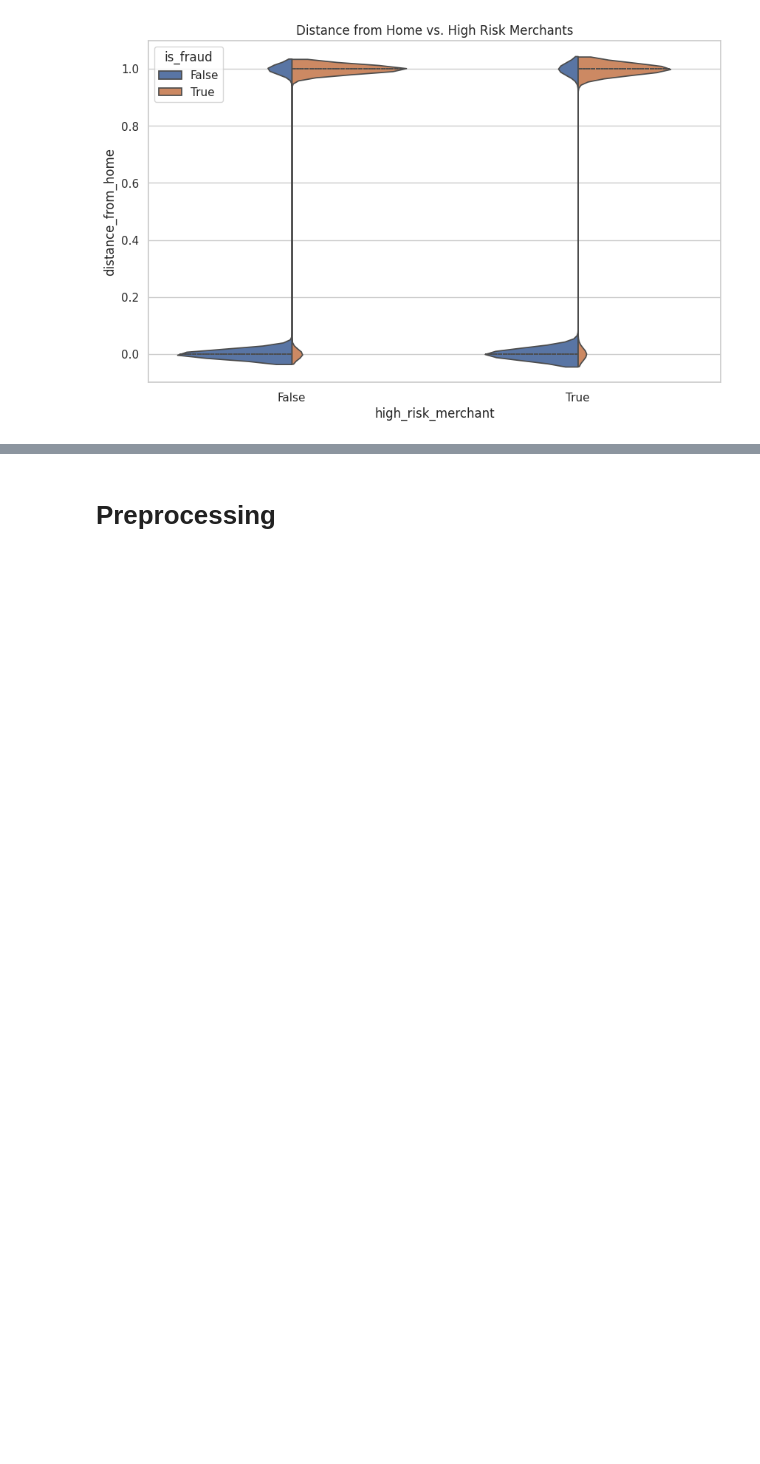
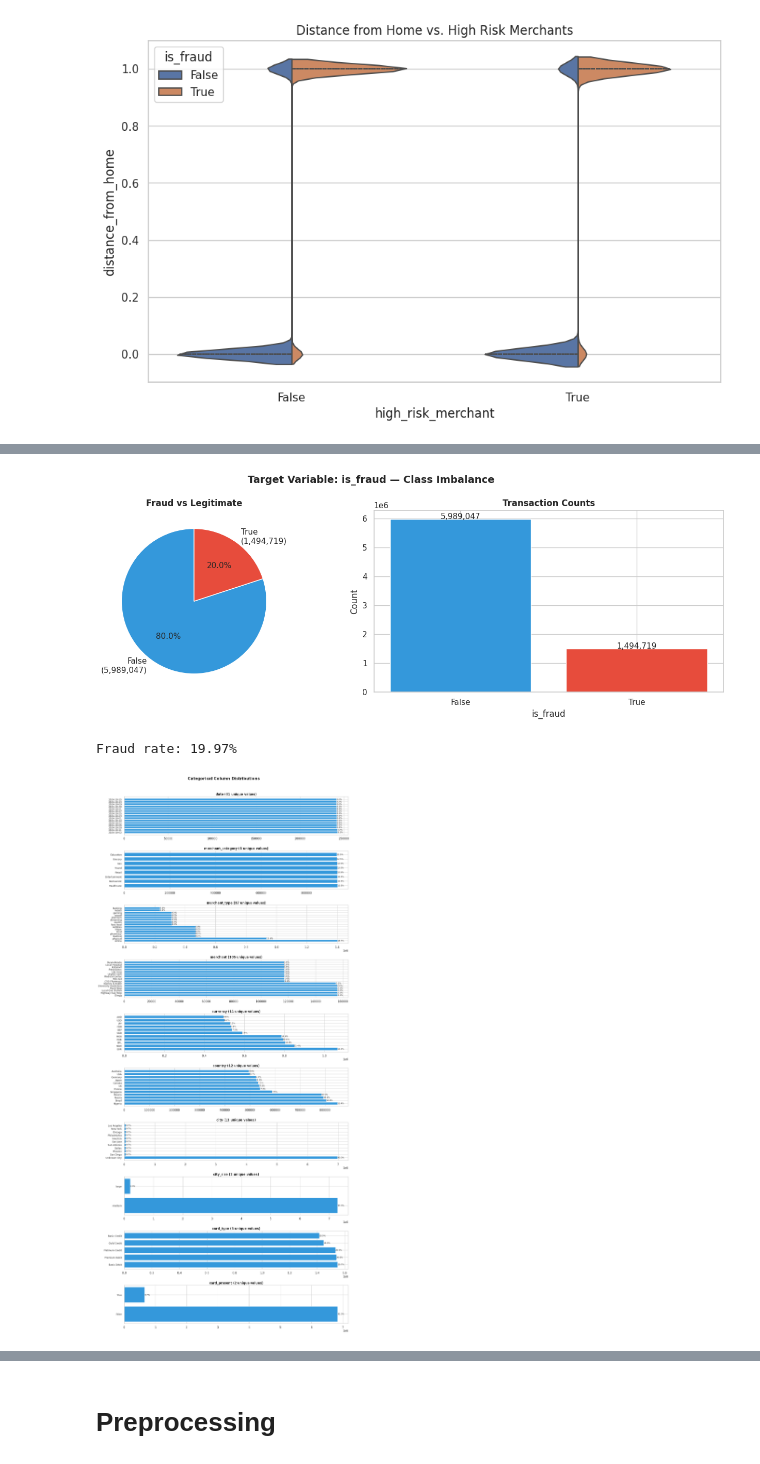
Before and after one commit to arfadhiq/Feedback-Enhanced-Data-Synthesis, a Jupyter notebook: EDA_and_Preprocessing.ipynb, the cells around one changed output, grey strips where cells are left out. Cells and saved outputs as stored; diff of their text form; code cells hidden in the pictures; blank space fills up the shorter version.

```diff
--- a/EDA_and_Preprocessing.ipynb
+++ b/EDA_and_Preprocessing.ipynb
@@ -355,0 +399,50 @@ plt.show()
+# %%
+
+# ── NEW EDA 2: Class Imbalance — is_fraud (pie + bar) ──
+
+fig, axes = plt.subplots(1, 2, figsize=(14, 5))
+fig.suptitle("Target Variable: is_fraud — Class Imbalance", fontsize=14, fontweight="bold")
+
+vc = df['is_fraud'].value_counts()
+colors = ["#3498db", "#e74c3c"]
+axes[0].pie(vc.values, labels=[f"{k}\n({v:,})" for k, v in vc.items()],
+            autopct='%1.1f%%', colors=colors, startangle=90, textprops={'fontsize': 11})
+axes[0].set_title("Fraud vs Legitimate", fontweight="bold")
+
+bars = axes[1].bar(vc.index.astype(str), vc.values, color=colors, edgecolor="white")
+for b, v in zip(bars, vc.values):
+    axes[1].text(b.get_x() + b.get_width()/2, v + 500, f"{v:,}", ha="center", fontsize=11)
+axes[1].set_title("Transaction Counts", fontweight="bold")
+axes[1].set_ylabel("Count"); axes[1].set_xlabel("is_fraud")
+plt.tight_layout(); plt.show()
+
+fraud_rate = (df['is_fraud'] == True).mean() if df['is_fraud'].dtype == bool else (df['is_fraud'].astype(str) == 'True').mean()
+print(f"\nFraud rate: {fraud_rate:.2%}")
+
+
+# ── NEW EDA 3: All Categorical Distributions (horizontal bars) ──
+
+cat_cols = df.select_dtypes(include=['object', 'bool', 'category']).columns.tolist()
+# also check columns with few unique values
+for col in df.columns:
+    if df[col].nunique() < 20 and col not in cat_cols:
+        cat_cols.append(col)
+
+n = min(len(cat_cols), 10)  # max 10
+fig, axes = plt.subplots(n, 1, figsize=(14, 3 * n))
+if n == 1: axes = [axes]
+fig.suptitle("Categorical Column Distributions", fontsize=15, fontweight="bold", y=1.01)
+
+for ax, col in zip(axes, cat_cols[:n]):
+    vc = df[col].astype(str).value_counts().head(15)  # top 15
+    ax.barh(range(len(vc)), vc.values, color="#3498db", edgecolor="white")
+    ax.set_yticks(range(len(vc)))
+    ax.set_yticklabels(vc.index, fontsize=9)
+    ax.set_title(f"{col} ({df[col].nunique()} unique values)", fontweight="bold")
+    for i, v in enumerate(vc.values):
+        ax.text(v + 50, i, f"{v/len(df):.1%}", va="center", fontsize=8)
+plt.tight_layout(); plt.show()
+# %% [output]
+[figure, added]
+Fraud rate: 19.97%
+[figure, added]
```
Also changed, not shown: parts of 7 cells of this notebook.
